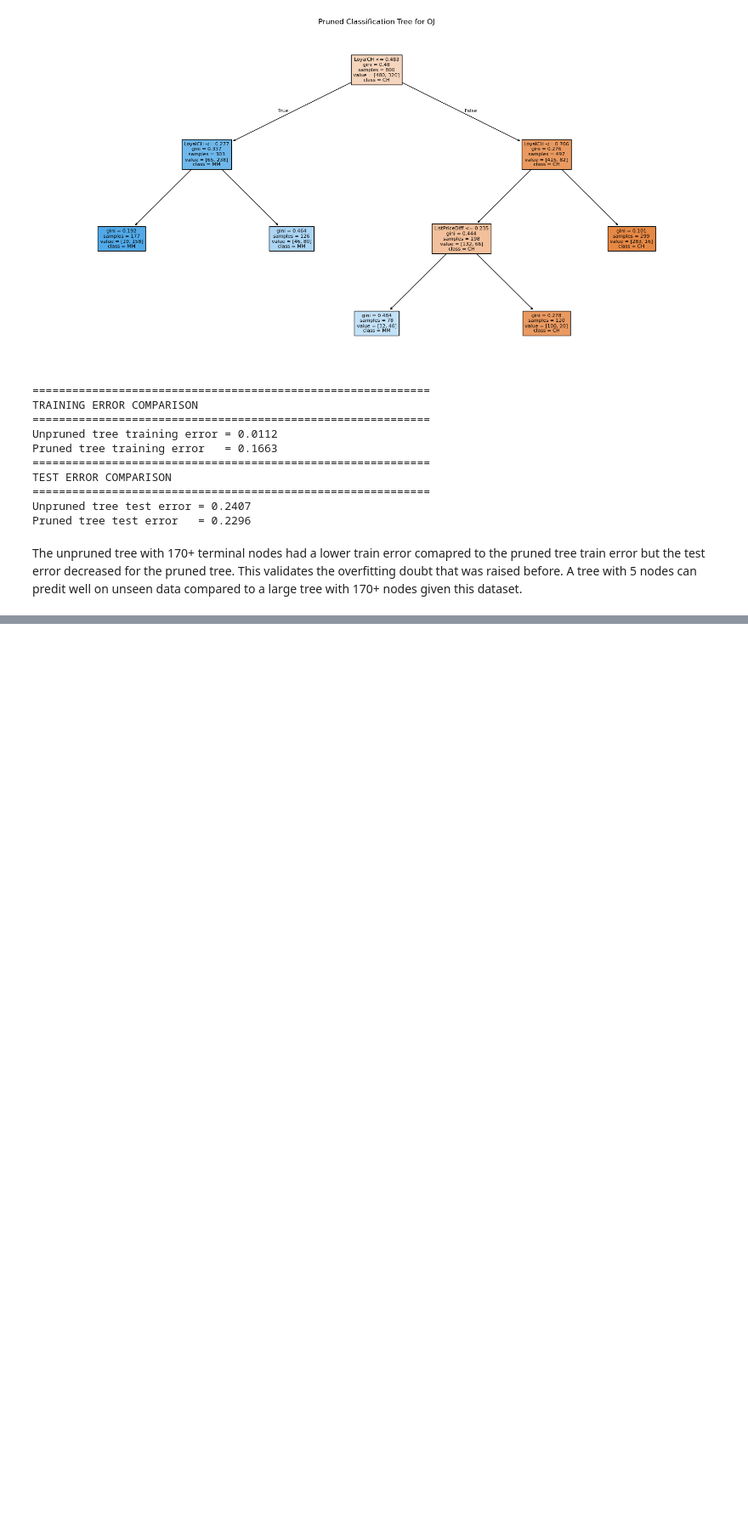
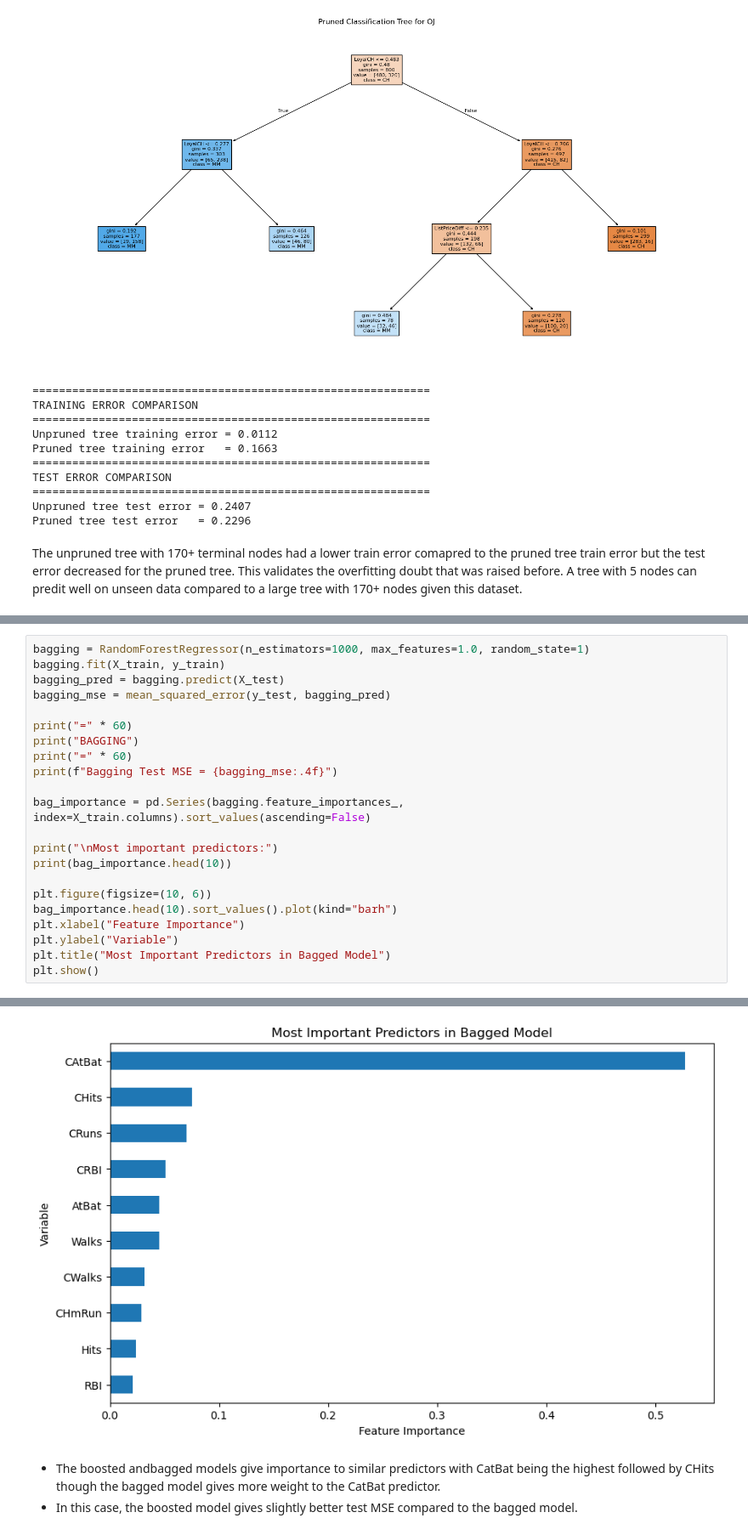
Before and after one commit to sumukha-r/isl-python-solutions, a Jupyter notebook: Chapter08-Tree-Based-Models/Chapter08-Tree-Based-Models.ipynb, the cells around one changed output, grey strips where cells are left out. Shown at 85% size. Saved outputs shown, nothing was run; the diff lists cells and outputs as text; blank space fills up the shorter version.

```diff
--- a/Chapter08-Tree-Based-Models/Chapter08-Tree-Based-Models.ipynb
+++ b/Chapter08-Tree-Based-Models/Chapter08-Tree-Based-Models.ipynb
@@ -476,0 +630,23 @@ The unpruned tree with 170+ terminal nodes had a lower train error comapred to t
+# %%
+bagging = RandomForestRegressor(n_estimators=1000, max_features=1.0, random_state=1)
+bagging.fit(X_train, y_train)
+bagging_pred = bagging.predict(X_test)
+bagging_mse = mean_squared_error(y_test, bagging_pred)
+
+print("=" * 60)
+print("BAGGING")
+print("=" * 60)
+print(f"Bagging Test MSE = {bagging_mse:.4f}")
+
+bag_importance = pd.Series(bagging.feature_importances_, index=X_train.columns).sort_values(ascending=False)
+
+print("\nMost important predictors:")
+print(bag_importance.head(10))
+
+plt.figure(figsize=(10, 6))
+bag_importance.head(10).sort_values().plot(kind="barh")
+plt.xlabel("Feature Importance")
+plt.ylabel("Variable")
+plt.title("Most Important Predictors in Bagged Model")
+plt.show()
+# %% [output]
@@ -476,0 +670,4 @@ The unpruned tree with 170+ terminal nodes had a lower train error comapred to t
+[figure, added]
+# %% [markdown]
+- The boosted andbagged models give importance to similar predictors with CatBat being the highest followed by CHits though the bagged model gives more weight to the CatBat predictor.
+- In this case, the boosted model gives slightly better test MSE compared to the bagged model.
```
Also changed, not shown: parts of 9 cells of this notebook, 1 other file.
